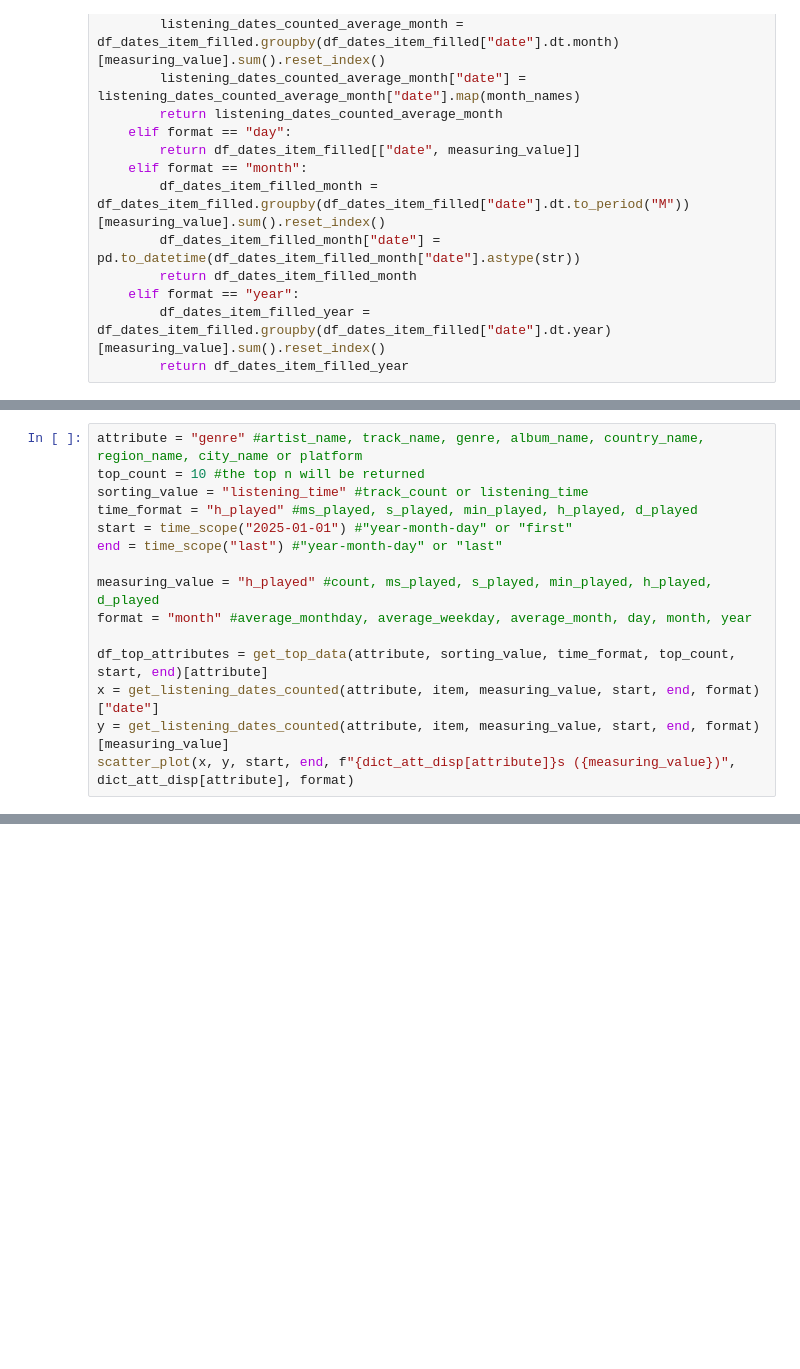
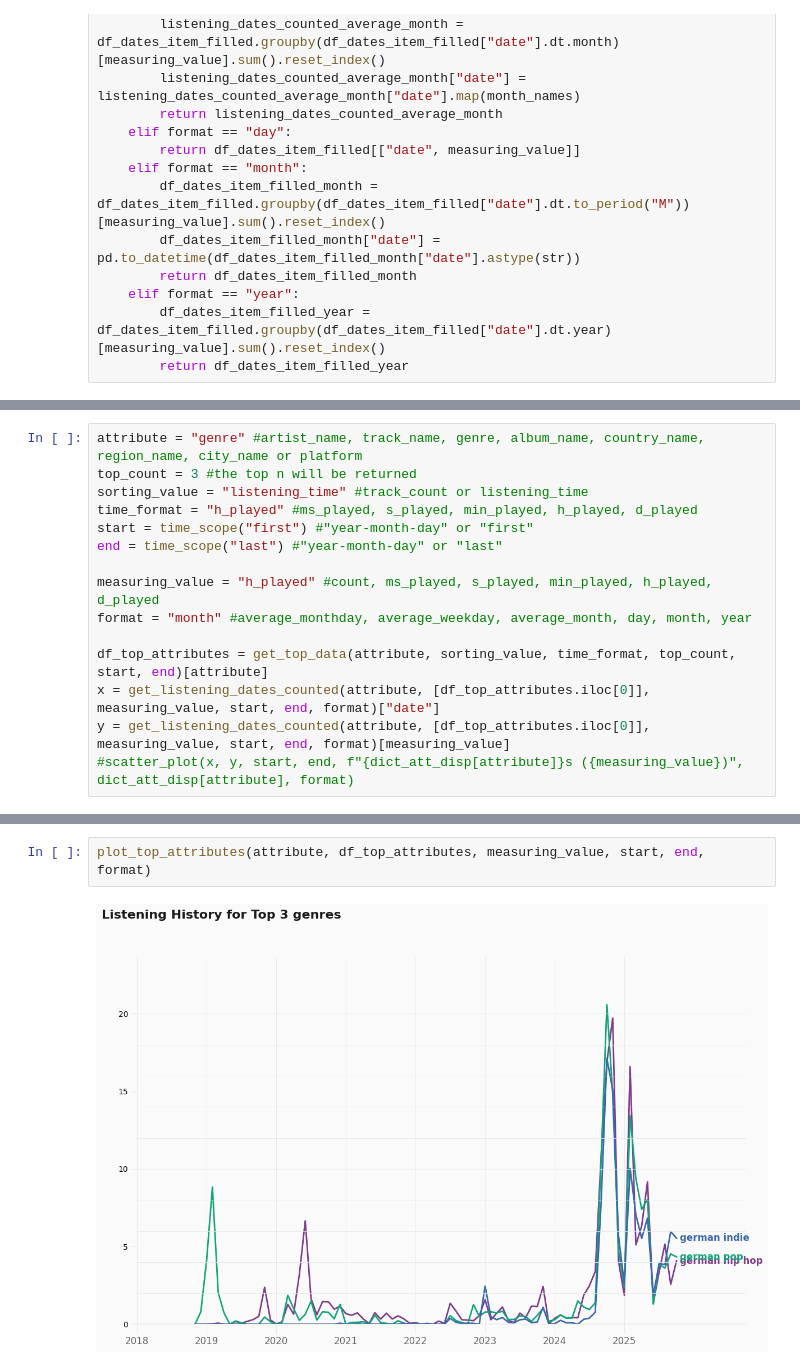
Before and after one commit to Innisvysom2/betterWrapped, a Jupyter notebook: betterWrapped.ipynb, the cells around one changed output, grey strips where cells are left out. Saved outputs shown, nothing was run; the diff lists cells and outputs as text; blank space fills up the shorter version.

```diff
--- a/betterWrapped.ipynb
+++ b/betterWrapped.ipynb
@@ -464,15 +442,15 @@ get_listening_dates_counted(attribute, item, measuring_value, start, end, format
 # %%
 attribute = "genre" #artist_name, track_name, genre, album_name, country_name, region_name, city_name or platform
-top_count = 10 #the top n will be returned
+top_count = 3 #the top n will be returned
 sorting_value = "listening_time" #track_count or listening_time
 time_format = "h_played" #ms_played, s_played, min_played, h_played, d_played
-start = time_scope("2025-01-01") #"year-month-day" or "first"
+start = time_scope("first") #"year-month-day" or "first"
 end = time_scope("last") #"year-month-day" or "last"
 
 measuring_value = "h_played" #count, ms_played, s_played, min_played, h_played, d_played
 format = "month" #average_monthday, average_weekday, average_month, day, month, year
 
 df_top_attributes = get_top_data(attribute, sorting_value, time_format, top_count, start, end)[attribute]
-x = get_listening_dates_counted(attribute, item, measuring_value, start, end, format)["date"]
-y = get_listening_dates_counted(attribute, item, measuring_value, start, end, format)[measuring_value]
-scatter_plot(x, y, start, end, f"{dict_att_disp[attribute]}s ({measuring_value})", dict_att_disp[attribute], format)
+x = get_listening_dates_counted(attribute, [df_top_attributes.iloc[0]], measuring_value, start, end, format)["date"]
+y = get_listening_dates_counted(attribute, [df_top_attributes.iloc[0]], measuring_value, start, end, format)[measuring_value]
+#scatter_plot(x, y, start, end, f"{dict_att_disp[attribute]}s ({measuring_value})", dict_att_disp[attribute], format)
@@ -773,0 +581,4 @@ findfont: Font family 'Montserrat' not found.
+# %%
+plot_top_attributes(attribute, df_top_attributes, measuring_value, start, end, format)
+# %% [output]
+[figure, added]
```
Also changed, not shown: parts of 7 cells of this notebook.
